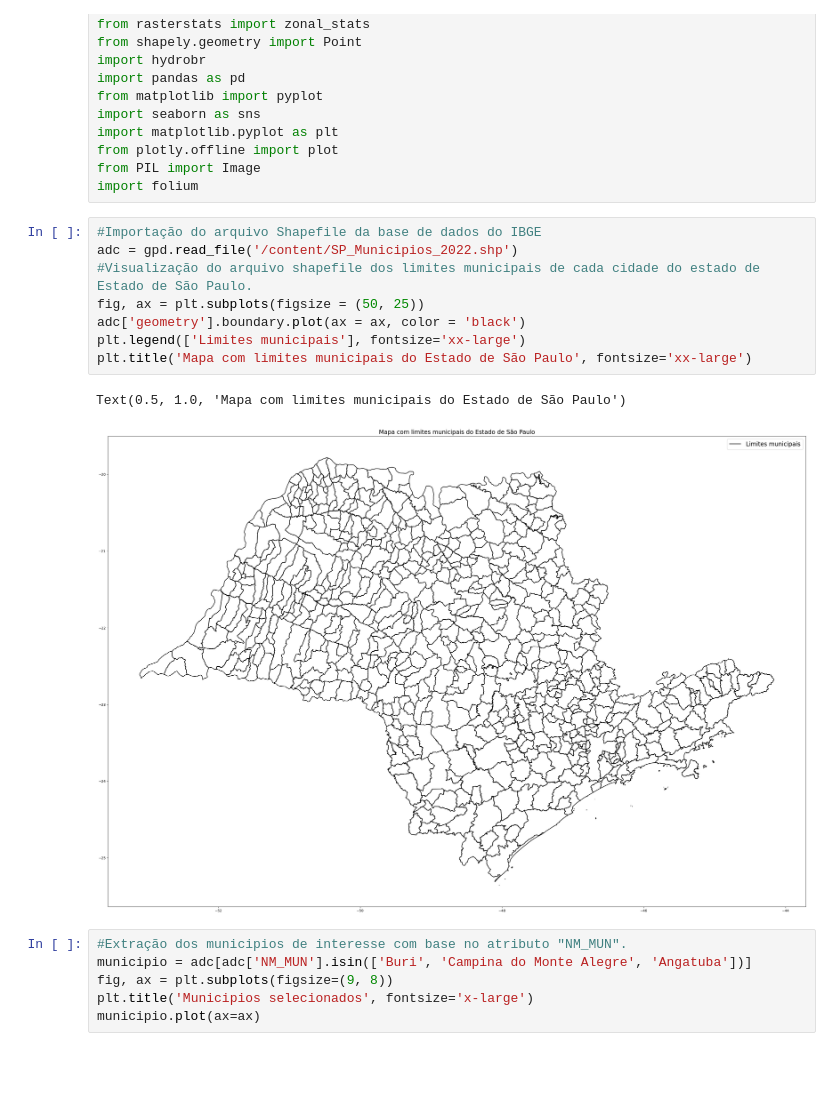
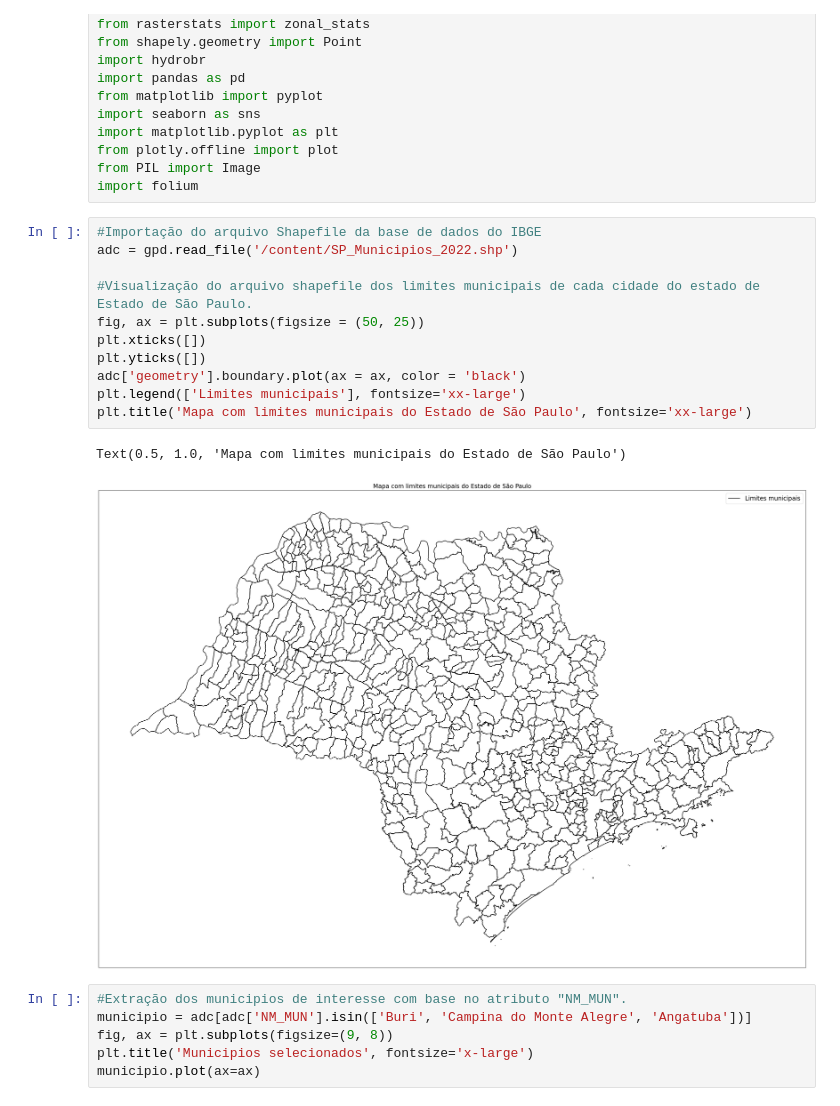
Before and after one commit to Leonardopedroti/ANA_shapefile, a Jupyter notebook: ANA_Shapefile.ipynb, the cells around one changed output. Drawn from its saved outputs; the diff is of its cells as text; blank space fills up the shorter version.

```diff
--- a/ANA_Shapefile.ipynb
+++ b/ANA_Shapefile.ipynb
@@ -28,14 +30,17 @@ import folium
 # %%
 #Importação do arquivo Shapefile da base de dados do IBGE
 adc = gpd.read_file('/content/SP_Municipios_2022.shp')
+
 #Visualização do arquivo shapefile dos limites municipais de cada cidade do estado de Estado de São Paulo.
 fig, ax = plt.subplots(figsize = (50, 25))
+plt.xticks([])
+plt.yticks([])
 adc['geometry'].boundary.plot(ax = ax, color = 'black')
 plt.legend(['Limites municipais'], fontsize='xx-large')
 plt.title('Mapa com limites municipais do Estado de São Paulo', fontsize='xx-large')
 # %% [output]
 Text(0.5, 1.0, 'Mapa com limites municipais do Estado de São Paulo')
-[figure, old version]
+[figure, new version]
 # %%
 #Extração dos municipios de interesse com base no atributo "NM_MUN".
 municipio = adc[adc['NM_MUN'].isin(['Buri', 'Campina do Monte Alegre', 'Angatuba'])]
```
Also changed, not shown: parts of 11 cells of this notebook.
